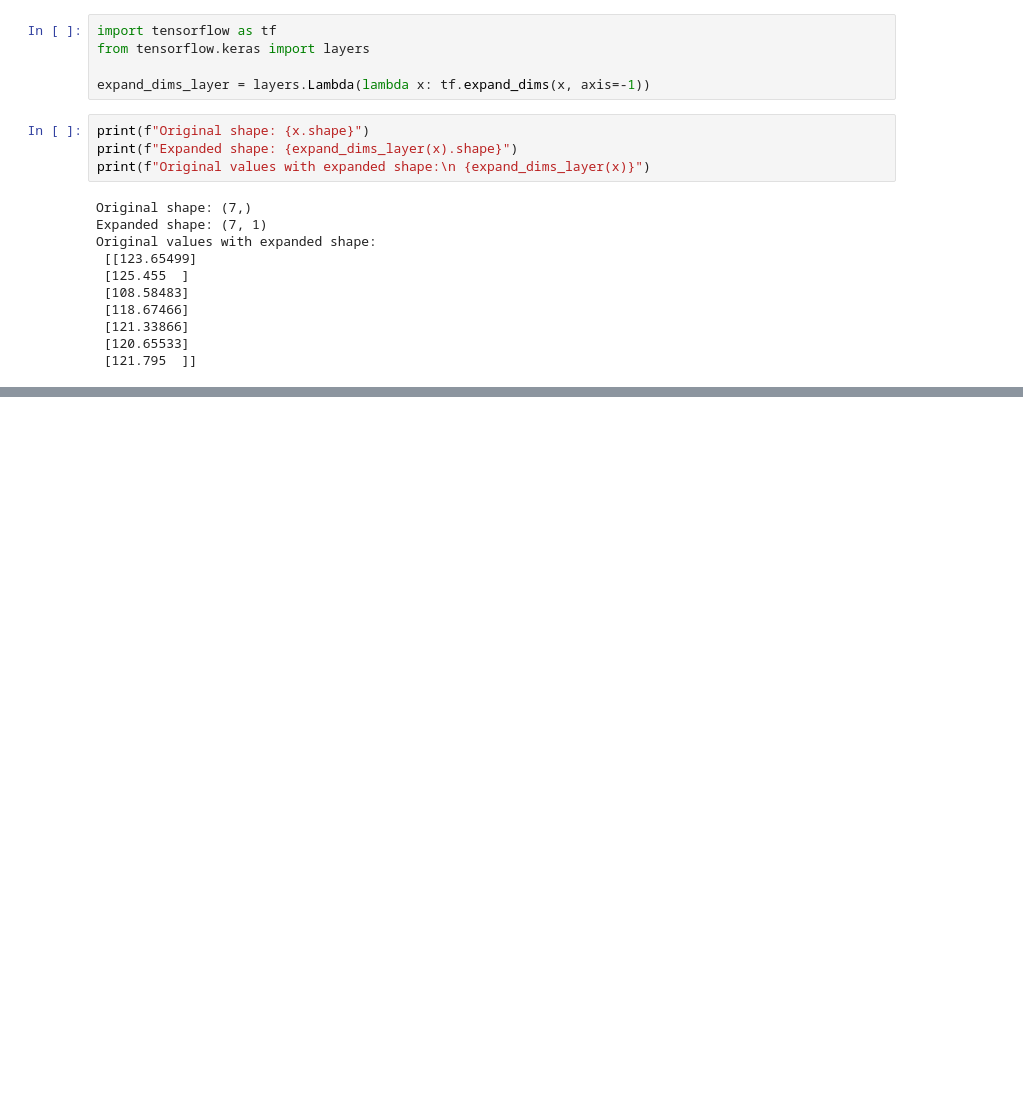
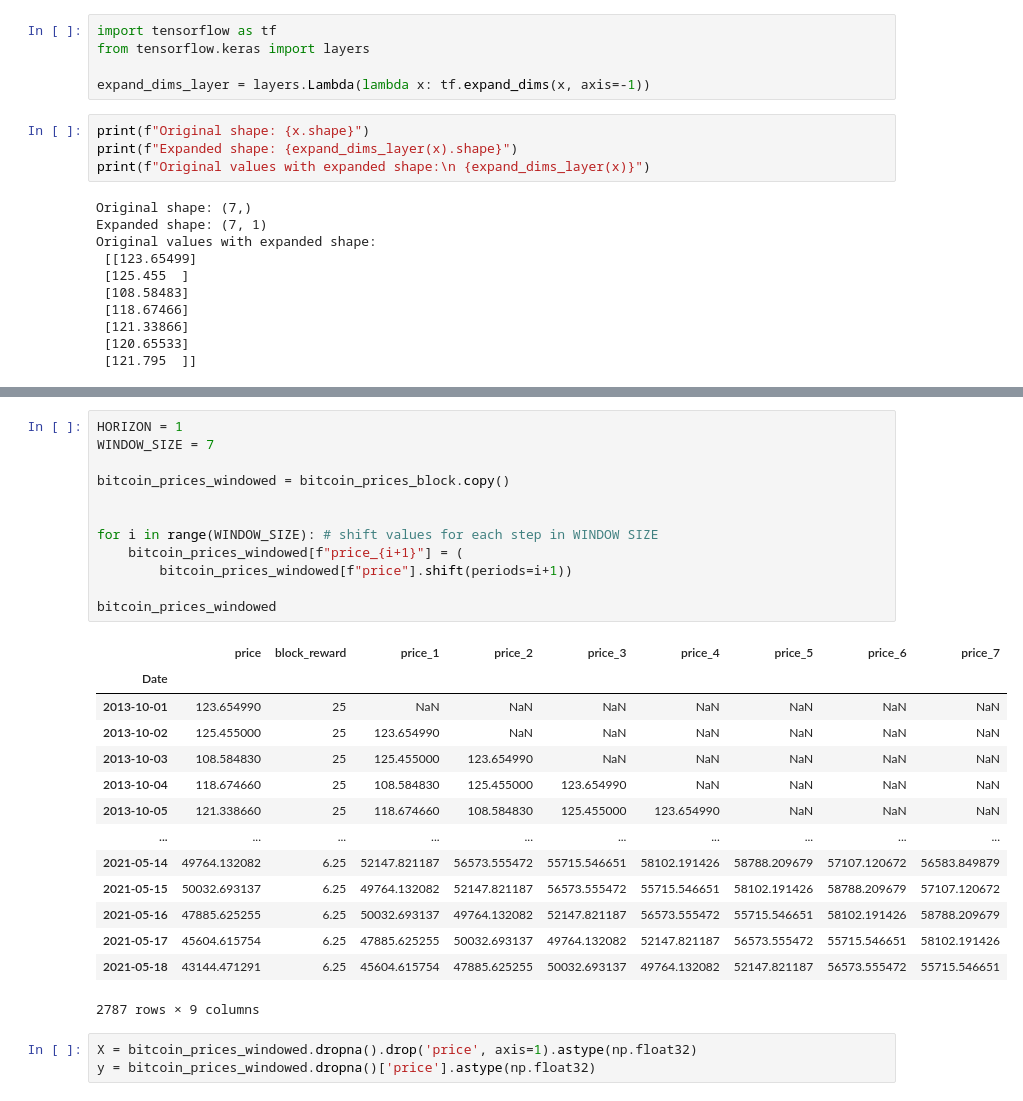
Before and after one commit to kurumbus/tensorflow-training, a Jupyter notebook: series_bitpredict_01.ipynb, the cells around one changed output, grey strips where cells are left out. Drawn from its saved outputs; the diff is of its cells as text; blank space fills up the shorter version.

```diff
--- a/series_bitpredict_01.ipynb
+++ b/series_bitpredict_01.ipynb
@@ -571,0 +734,30 @@ Original values with expanded shape:
+# %%
+HORIZON = 1
+WINDOW_SIZE = 7
+
+bitcoin_prices_windowed = bitcoin_prices_block.copy()
+
+
+for i in range(WINDOW_SIZE): # shift values for each step in WINDOW SIZE
+    bitcoin_prices_windowed[f"price_{i+1}"] = (
+        bitcoin_prices_windowed[f"price"].shift(periods=i+1))
+
+bitcoin_prices_windowed
+# %% [output]
+|  | price | block_reward | price_1 | price_2 | price_3 | price_4 | price_5 | price_6 | price_7 |
+| Date |  |  |  |  |  |  |  |  |  |
+| 2013-10-01 | 123.654990 | 25 | NaN | NaN | NaN | NaN | NaN | NaN | NaN |
+| 2013-10-02 | 125.455000 | 25 | 123.654990 | NaN | NaN | NaN | NaN | NaN | NaN |
+| 2013-10-03 | 108.584830 | 25 | 125.455000 | 123.654990 | NaN | NaN | NaN | NaN | NaN |
+| 2013-10-04 | 118.674660 | 25 | 108.584830 | 125.455000 | 123.654990 | NaN | NaN | NaN | NaN |
+| 2013-10-05 | 121.338660 | 25 | 118.674660 | 108.584830 | 125.455000 | 123.654990 | NaN | NaN | NaN |
+| ... | ... | ... | ... | ... | ... | ... | ... | ... | ... |
+| 2021-05-14 | 49764.132082 | 6.25 | 52147.821187 | 56573.555472 | 55715.546651 | 58102.191426 | 58788.209679 | 57107.120672 | 56583.849879 |
+| 2021-05-15 | 50032.693137 | 6.25 | 49764.132082 | 52147.821187 | 56573.555472 | 55715.546651 | 58102.191426 | 58788.209679 | 57107.120672 |
+| 2021-05-16 | 47885.625255 | 6.25 | 50032.693137 | 49764.132082 | 52147.821187 | 56573.555472 | 55715.546651 | 58102.191426 | 58788.209679 |
+| 2021-05-17 | 45604.615754 | 6.25 | 47885.625255 | 50032.693137 | 49764.132082 | 52147.821187 | 56573.555472 | 55715.546651 | 58102.191426 |
+| 2021-05-18 | 43144.471291 | 6.25 | 45604.615754 | 47885.625255 | 50032.693137 | 49764.132082 | 52147.821187 | 56573.555472 | 55715.546651 |
+2787 rows × 9 columns
+# %%
+X = bitcoin_prices_windowed.dropna().drop('price', axis=1).astype(np.float32)
+y = bitcoin_prices_windowed.dropna()['price'].astype(np.float32)
```
Also changed, not shown: parts of 54 cells of this notebook, 6 other files.
